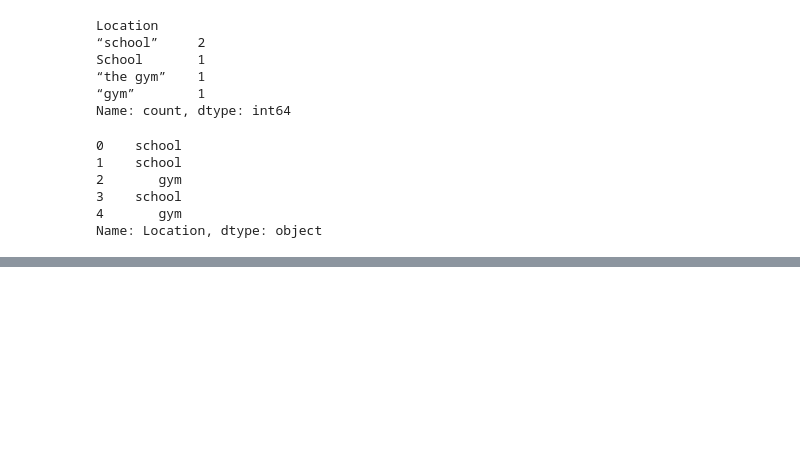
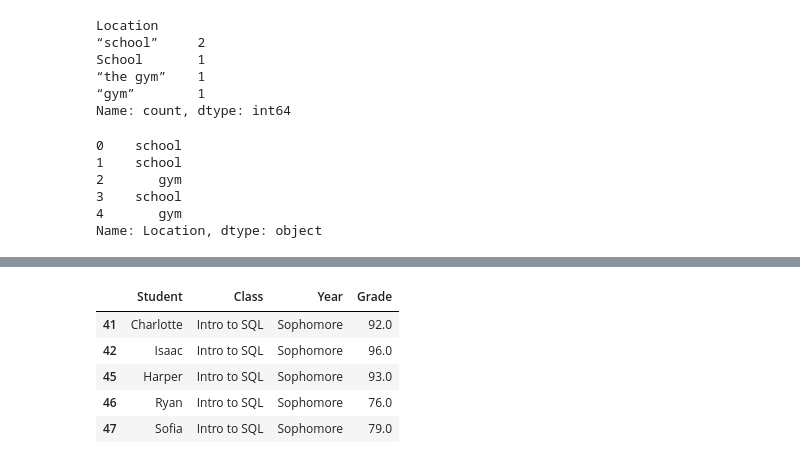
Before and after one commit to Camiloesp/Python-Data-Science-Data-Prep-EDA-with-Python, a Jupyter notebook: 2_CleaningData.ipynb, the cells around one changed output, grey strips where cells are left out. Cells and saved outputs as stored; diff of their text form; code cells hidden in the pictures; blank space fills up the shorter version.

```diff
--- a/2_CleaningData.ipynb
+++ b/2_CleaningData.ipynb
@@ -625,0 +658,3 @@ Name: Location, dtype: object
+# %%
+# remove duplicates!
+df_grades.drop_duplicates(inplace=True)
@@ -625,0 +665,9 @@ Name: Location, dtype: object
+# %%
+df_grades.iloc[40:45,:] # we can see the ones removed by ids skipping others
+# %% [output]
+|  | Student | Class | Year | Grade |
+| 41 | Charlotte | Intro to SQL | Sophomore | 92.0 |
+| 42 | Isaac | Intro to SQL | Sophomore | 96.0 |
+| 45 | Harper | Intro to SQL | Sophomore | 93.0 |
+| 46 | Ryan | Intro to SQL | Sophomore | 76.0 |
+| 47 | Sofia | Intro to SQL | Sophomore | 79.0 |
```
Also changed, not shown: parts of 7 cells of this notebook.
